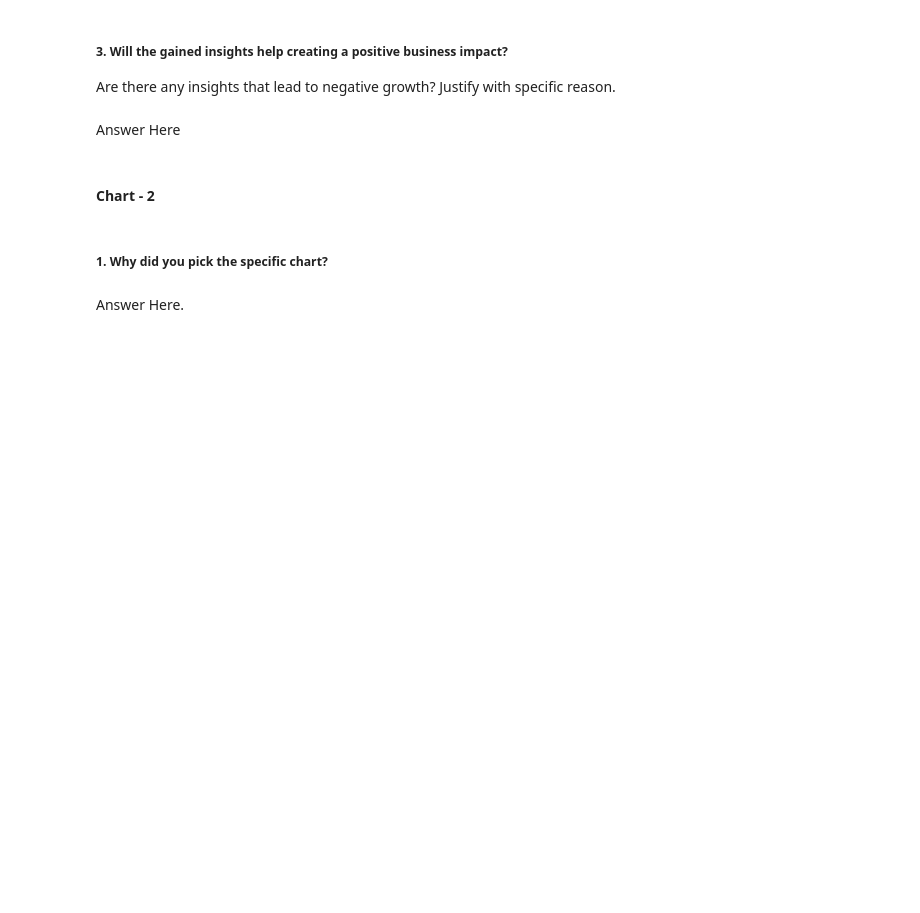
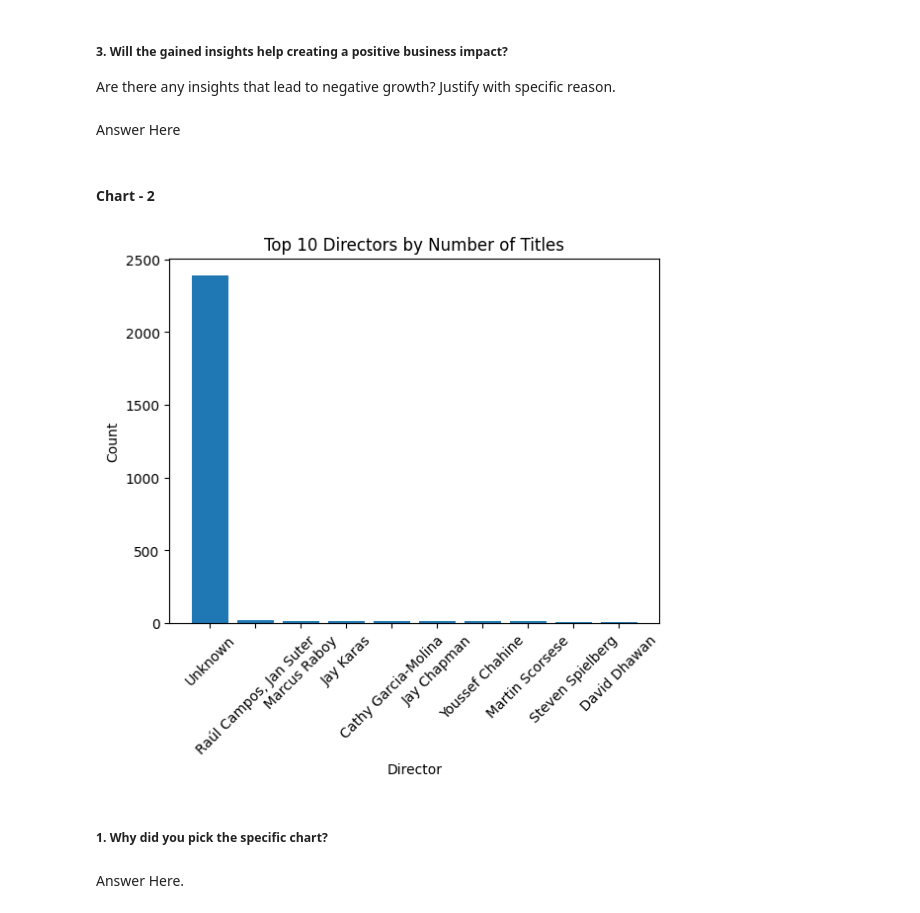
Before and after one commit to rafiddeshmukh/Netflix_Movies_and_TV_Shows_Clustering, a Jupyter notebook: Netflix_Movies_and_TV_Shows_Clustering.ipynb, the cells around one changed output. Cells and saved outputs as stored; diff of their text form; code cells hidden in the pictures; blank space fills up the shorter version.

```diff
--- a/Netflix_Movies_and_TV_Shows_Clustering.ipynb
+++ b/Netflix_Movies_and_TV_Shows_Clustering.ipynb
@@ -170,3 +330,18 @@ Answer Here
+# %%
+# Chart - 2 visualization code
+
+# Count the number of titles for each director and select the top 10
+top_directors = nf_df['director'].value_counts().head(10)
+
+# Create a bar chart
+plt.bar(top_directors.index, top_directors.values)
+plt.xlabel('Director')
+plt.ylabel('Count')
+plt.title('Top 10 Directors by Number of Titles')
+plt.xticks(rotation=45)
+plt.show()
+# %% [output]
+[figure, added]
 # %% [markdown]
 ##### 1. Why did you pick the specific chart?
 # %% [markdown]
```
Also changed, not shown: parts of 43 cells of this notebook.
